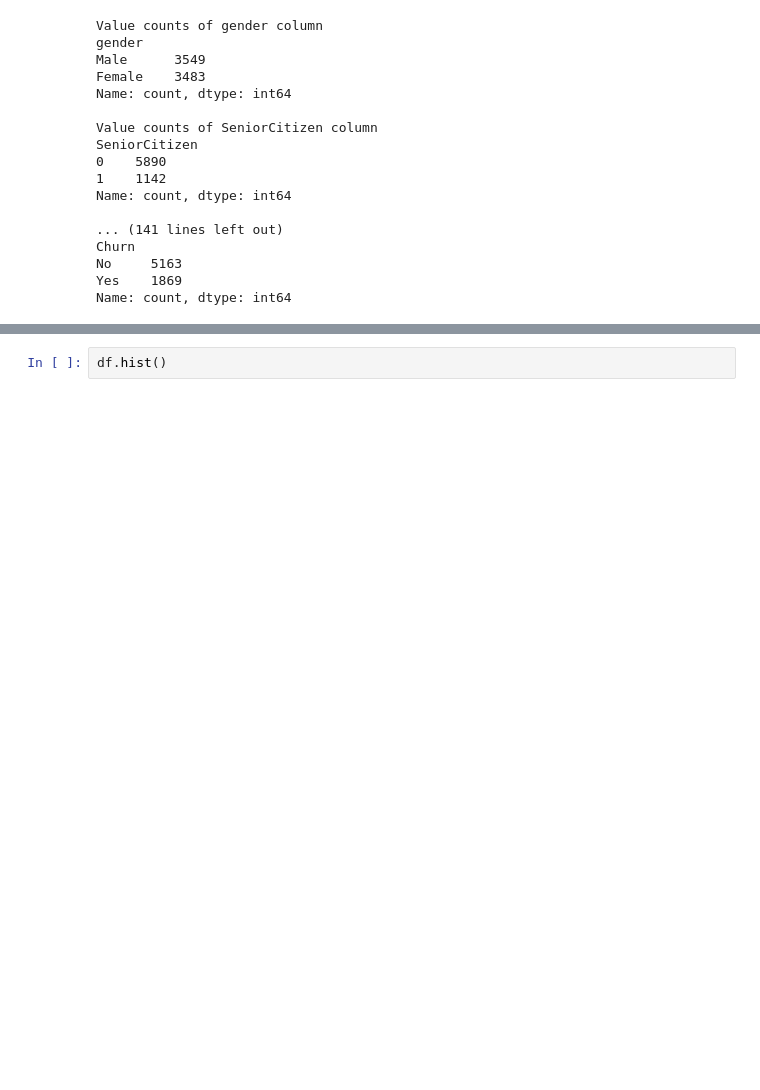
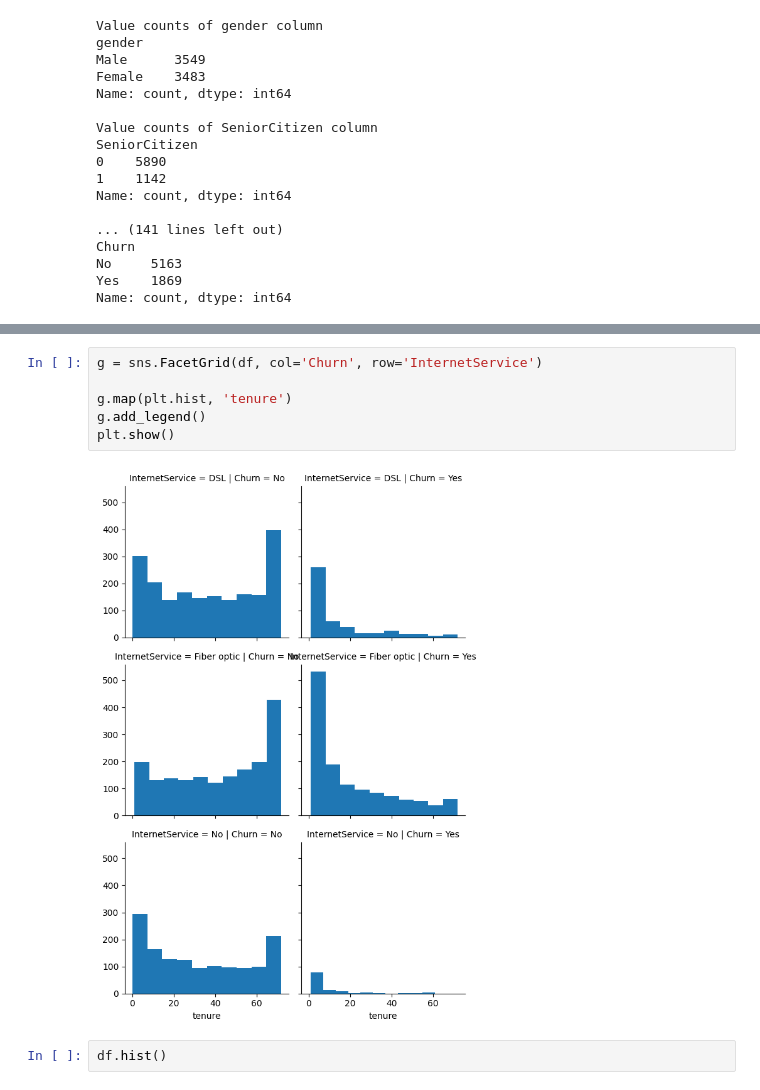
Before and after one commit to Sami-Ansari/Churn-Prediction, a Jupyter notebook: main.ipynb, the cells around one changed output, grey strips where cells are left out. Saved outputs shown, nothing was run; the diff lists cells and outputs as text; blank space fills up the shorter version.

```diff
--- a/main.ipynb
+++ b/main.ipynb
@@ -182,3 +182,11 @@ plt.show()
+# %%
+g = sns.FacetGrid(df, col='Churn', row='InternetService')
+
+g.map(plt.hist, 'tenure')
+g.add_legend()
+plt.show()
+# %% [output]
+[figure, added]
 # %%
 df.hist()
 # %% [output]
```
Also changed, not shown: parts of 1 cell of this notebook.
